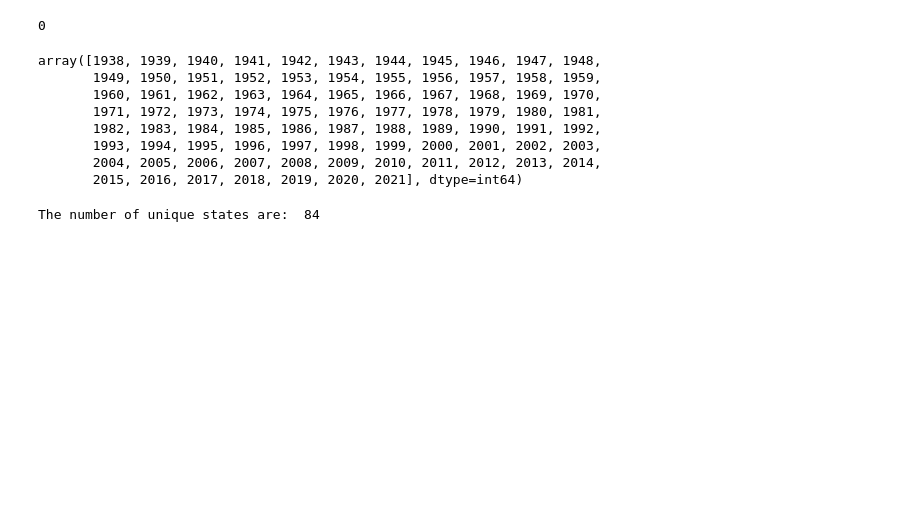
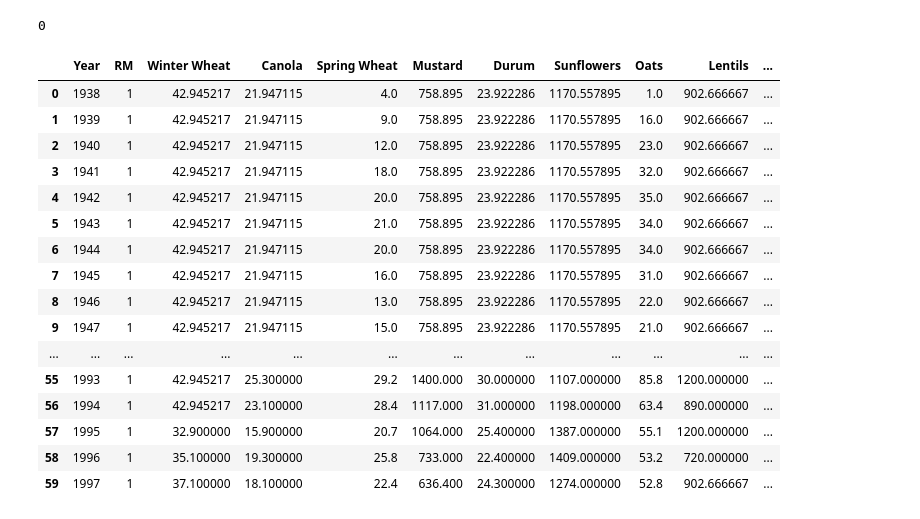
Before and after one commit to faisalapp/gis_data_science, a Jupyter notebook: Assignment_5.ipynb, the cells around one changed output. Drawn from its saved outputs; the diff is of its cells as text; code cells hidden in the pictures; blank space fills up the shorter version.

```diff
--- a/Assignment_5.ipynb
+++ b/Assignment_5.ipynb
@@ -89,18 +89,29 @@ dtype: int64
 df.duplicated().sum()
 # %% [output]
 0
-# %%
-df['Year'].unique() # Series
-# %% [output]
-array([1938, 1939, 1940, 1941, 1942, 1943, 1944, 1945, 1946, 1947, 1948,
-       1949, 1950, 1951, 1952, 1953, 1954, 1955, 1956, 1957, 1958, 1959,
-       1960, 1961, 1962, 1963, 1964, 1965, 1966, 1967, 1968, 1969, 1970,
-       1971, 1972, 1973, 1974, 1975, 1976, 1977, 1978, 1979, 1980, 1981,
-       1982, 1983, 1984, 1985, 1986, 1987, 1988, 1989, 1990, 1991, 1992,
-       1993, 1994, 1995, 1996, 1997, 1998, 1999, 2000, 2001, 2002, 2003,
-       2004, 2005, 2006, 2007, 2008, 2009, 2010, 2011, 2012, 2013, 2014,
-       2015, 2016, 2017, 2018, 2019, 2020, 2021], dtype=int64)
-# %%
-print('The number of unique years are: ', df['Year'].nunique())
-# %% [output]
-The number of unique states are:  84
+# %%
+#df.groupby('RM').mean()
+#df['value'] = df['value'].fillna(df.groupby('name')['value'].transform('mean'))
+
+#df.fillna(df.groupby('RM',as_index=False).mean())
+df_new = df.groupby('RM').apply(lambda df:df.fillna(df.mean()))
+# %%
+df_new.head(60)
+# %% [output]
+|  | Year | RM | Winter Wheat | Canola | Spring Wheat | Mustard | Durum | Sunflowers | Oats | Lentils | ... |
+| 0 | 1938 | 1 | 42.945217 | 21.947115 | 4.0 | 758.895 | 23.922286 | 1170.557895 | 1.0 | 902.666667 | ... |
+| 1 | 1939 | 1 | 42.945217 | 21.947115 | 9.0 | 758.895 | 23.922286 | 1170.557895 | 16.0 | 902.666667 | ... |
+| 2 | 1940 | 1 | 42.945217 | 21.947115 | 12.0 | 758.895 | 23.922286 | 1170.557895 | 23.0 | 902.666667 | ... |
+| 3 | 1941 | 1 | 42.945217 | 21.947115 | 18.0 | 758.895 | 23.922286 | 1170.557895 | 32.0 | 902.666667 | ... |
+| 4 | 1942 | 1 | 42.945217 | 21.947115 | 20.0 | 758.895 | 23.922286 | 1170.557895 | 35.0 | 902.666667 | ... |
+| 5 | 1943 | 1 | 42.945217 | 21.947115 | 21.0 | 758.895 | 23.922286 | 1170.557895 | 34.0 | 902.666667 | ... |
+| 6 | 1944 | 1 | 42.945217 | 21.947115 | 20.0 | 758.895 | 23.922286 | 1170.557895 | 34.0 | 902.666667 | ... |
+| 7 | 1945 | 1 | 42.945217 | 21.947115 | 16.0 | 758.895 | 23.922286 | 1170.557895 | 31.0 | 902.666667 | ... |
+| 8 | 1946 | 1 | 42.945217 | 21.947115 | 13.0 | 758.895 | 23.922286 | 1170.557895 | 22.0 | 902.666667 | ... |
+| 9 | 1947 | 1 | 42.945217 | 21.947115 | 15.0 | 758.895 | 23.922286 | 1170.557895 | 21.0 | 902.666667 | ... |
+| ... | ... | ... | ... | ... | ... | ... | ... | ... | ... | ... | ... |
+| 55 | 1993 | 1 | 42.945217 | 25.300000 | 29.2 | 1400.000 | 30.000000 | 1107.000000 | 85.8 | 1200.000000 | ... |
+| 56 | 1994 | 1 | 42.945217 | 23.100000 | 28.4 | 1117.000 | 31.000000 | 1198.000000 | 63.4 | 890.000000 | ... |
+| 57 | 1995 | 1 | 32.900000 | 15.900000 | 20.7 | 1064.000 | 25.400000 | 1387.000000 | 55.1 | 1200.000000 | ... |
+| 58 | 1996 | 1 | 35.100000 | 19.300000 | 25.8 | 733.000 | 22.400000 | 1409.000000 | 53.2 | 720.000000 | ... |
+| 59 | 1997 | 1 | 37.100000 | 18.100000 | 22.4 | 636.400 | 24.300000 | 1274.000000 | 52.8 | 902.666667 | ... |
```
Also changed, not shown: parts of 5 cells of this notebook.
